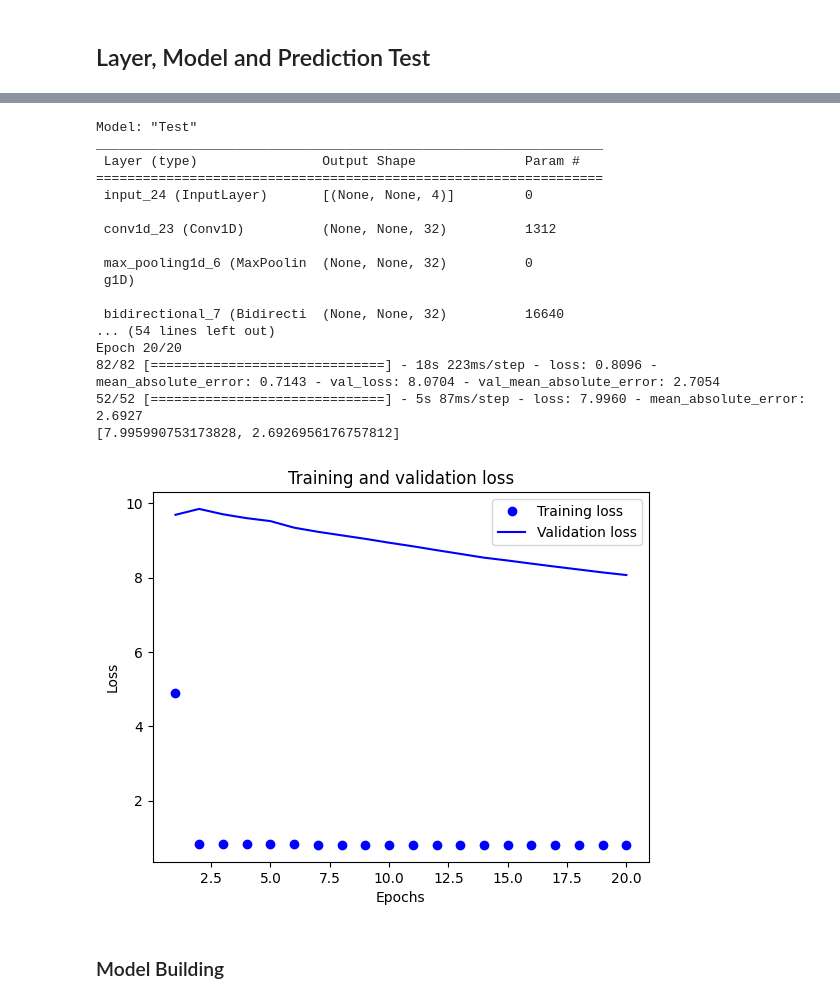
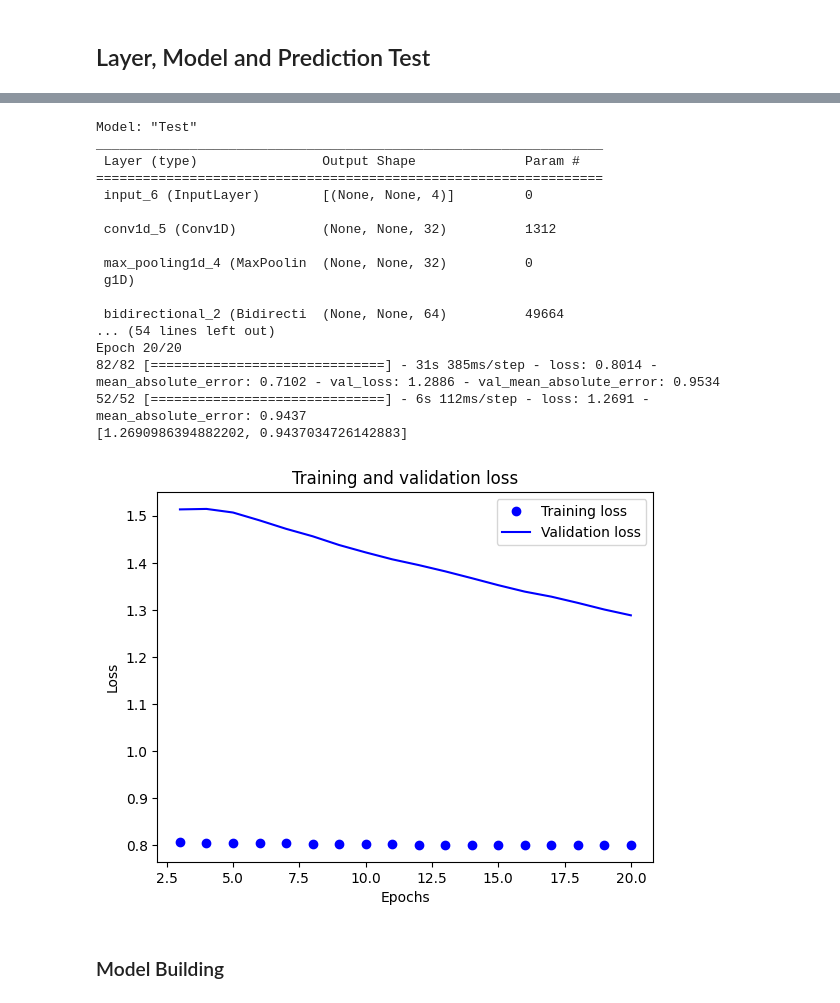
Before and after one commit to bleuchien/PTR-augur, a Jupyter notebook: notebooks/neuralnet2.ipynb, the cells around one changed output, grey strips where cells are left out. Drawn from its saved outputs; the diff is of its cells as text; code cells hidden in the pictures.

```diff
--- a/notebooks/neuralnet2.ipynb
+++ b/notebooks/neuralnet2.ipynb
@@ -329,11 +329,20 @@ pool1 = layers.MaxPooling1D(
     strides=4
 )(conv1)
 bilstm = layers.Bidirectional(
-    layers.LSTM(units=32, return_sequences=True, recurrent_dropout=0.5),
+    layers.LSTM(
+        units=64,
+        return_sequences=True,
+        recurrent_dropout=0.1
+    ),
     merge_mode='mul'
 )(pool1)
+# lstm = layers.LSTM(
+#     units=32,
+#     return_sequences=True,
+#     recurrent_dropout=0.1
+# )(pool1)
 drop1 = layers.Dropout(
-    rate=0.5
+    rate=0.1
 )(bilstm)
 # pool1 = layers.MaxPooling1D(
 #     pool_size=4,
@@ -344,42 +353,42 @@ pool1 = layers.GlobalMaxPool1D()(drop1)
 dense = layers.Dense(16, activation='relu')(pool1)
 outputs = layers.Dense(1)(dense)
 model = keras.Model(inputs=inputs, outputs=outputs, name='Test')
 model.summary()
 
 model.compile(
     loss=keras.losses.MeanSquaredError(),
     optimizer=keras.optimizers.Adam(),
     metrics=[keras.metrics.MeanAbsoluteError()],
 )
 
 history = model.fit(
     X_train_dataset,
     epochs=20,
     validation_data=X_val_dataset
 )
 
 print(model.evaluate(X_test, y_test))
 
-plot_loss(history)
+plot_loss(history, start_epoch=3)
 # %% [output]
 Model: "Test"
 _________________________________________________________________
  Layer (type)                Output Shape              Param #
 =================================================================
- input_24 (InputLayer)       [(None, None, 4)]         0
+ input_6 (InputLayer)        [(None, None, 4)]         0
 
- conv1d_23 (Conv1D)          (None, None, 32)          1312
+ conv1d_5 (Conv1D)           (None, None, 32)          1312
 
- max_pooling1d_6 (MaxPoolin  (None, None, 32)          0
+ max_pooling1d_4 (MaxPoolin  (None, None, 32)          0
  g1D)
 
- bidirectional_7 (Bidirecti  (None, None, 32)          16640
+ bidirectional_2 (Bidirecti  (None, None, 64)          49664
 ... (54 lines left out)
 Epoch 20/20
-82/82 [==============================] - 18s 223ms/step - loss: 0.8096 - mean_absolute_error: 0.7143 - val_loss: 8.0704 - val_mean_absolute_error: 2.7054
-52/52 [==============================] - 5s 87ms/step - loss: 7.9960 - mean_absolute_error: 2.6927
-[7.995990753173828, 2.6926956176757812]
+82/82 [==============================] - 31s 385ms/step - loss: 0.8014 - mean_absolute_error: 0.7102 - val_loss: 1.2886 - val_mean_absolute_error: 0.9534
+52/52 [==============================] - 6s 112ms/step - loss: 1.2691 - mean_absolute_error: 0.9437
+[1.2690986394882202, 0.9437034726142883]
-[figure, old version]
+[figure, new version]
 # %% [markdown]
 ### Model Building
 # %%
```
Also changed, not shown: parts of 4 cells of this notebook.
